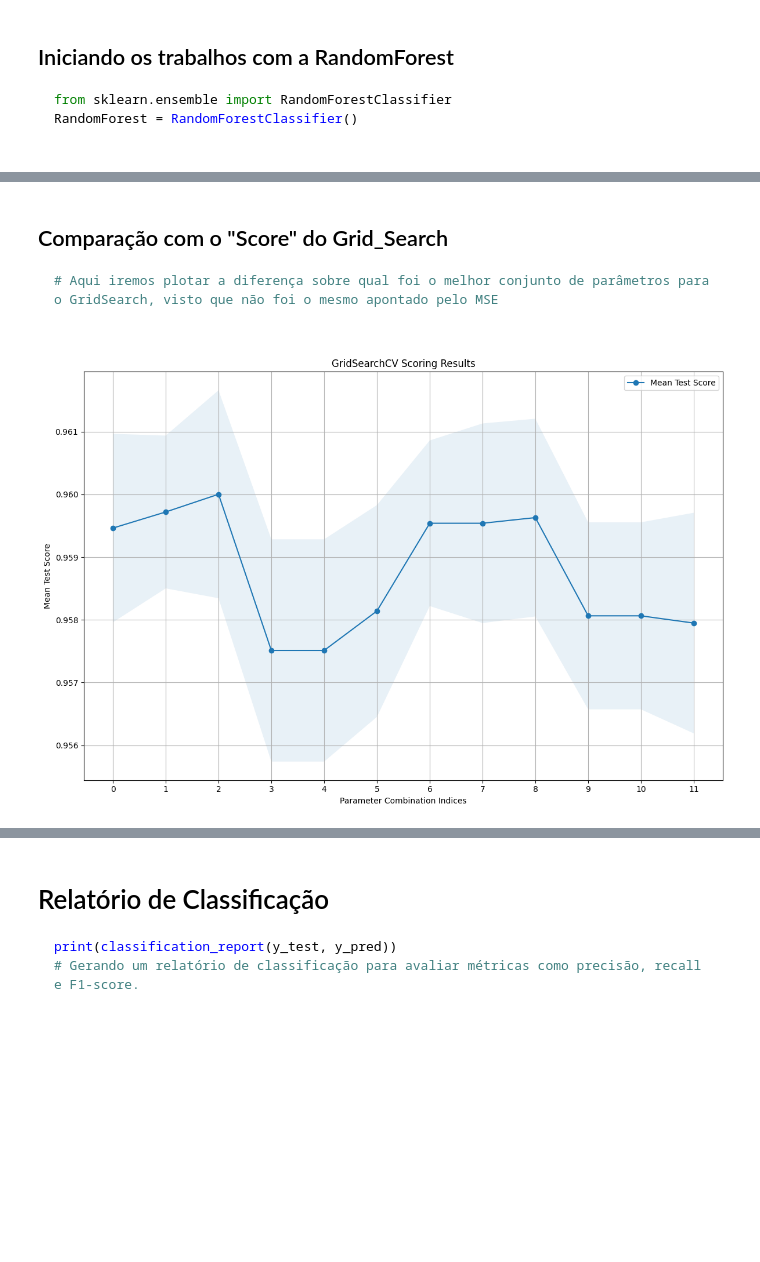
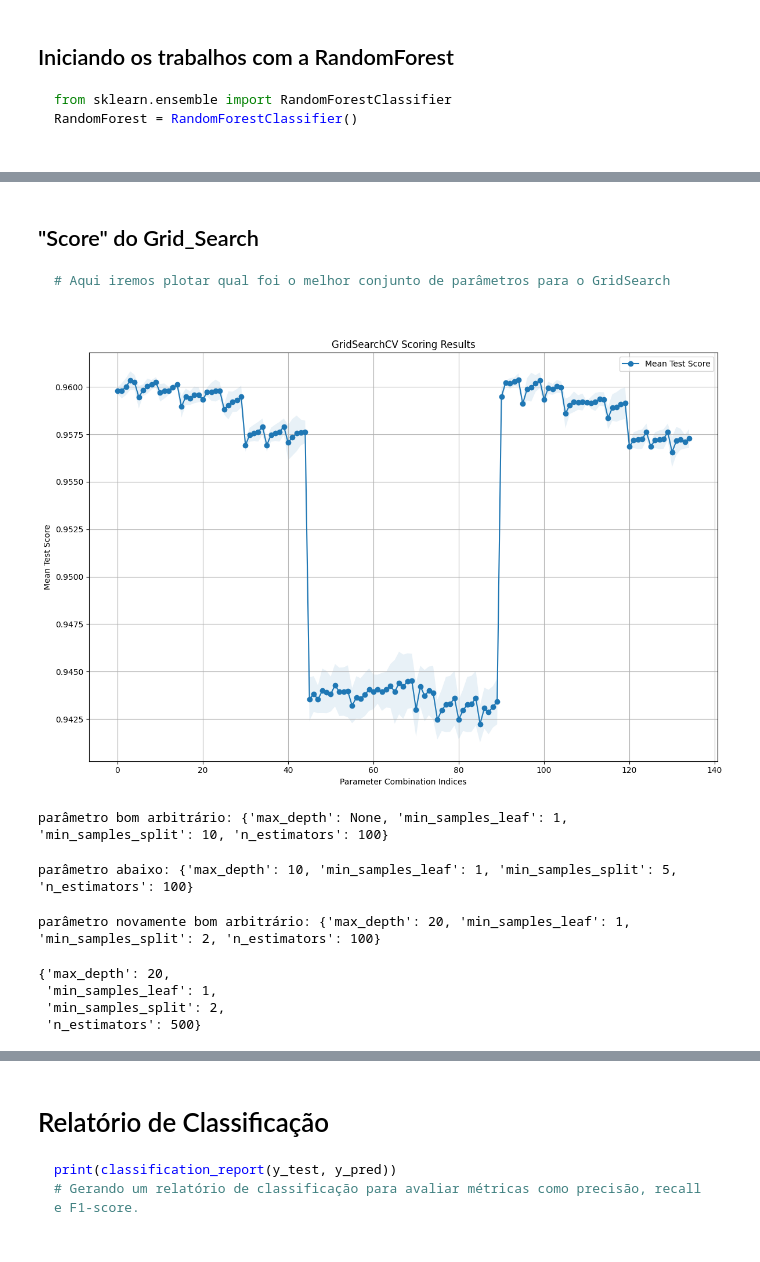
Before and after one commit to FrederickAlmeida/Airline-Passenger-Satisfaction, a Jupyter notebook: random_forest.ipynb, the cells around one changed output, grey strips where cells are left out. Cells and saved outputs as stored; diff of their text form; code cells hidden in the pictures; blank space fills up the shorter version.

````diff
--- a/random_forest.ipynb
+++ b/random_forest.ipynb
@@ -99,13 +99,17 @@ RandomForest = RandomForestClassifier()
 # %%
 from sklearn.model_selection import GridSearchCV
 
+# Expanded hyperparameter grid
 param_grid = {
-    'n_estimators': [50],
-    'max_depth': [None, 30],
+    'n_estimators': list(range(100, 600, 100)),
+    'max_depth': [None, 10, 20],
     'min_samples_split': [2, 5, 10],
-    'min_samples_leaf': [1, 4]
+    'min_samples_leaf': [1, 2, 4],
 }
 
-grid_search = GridSearchCV(estimator=RandomForestClassifier(random_state=42), param_grid=param_grid, cv=5, n_jobs=1, verbose=2)
+grid_search = GridSearchCV(estimator=RandomForestClassifier(random_state=42),
+                           param_grid=param_grid,
+                           cv=3, n_jobs=-1, verbose=2)
+
 grid_search.fit(X_train, y_train)
 # %% [output]
@@ -187,33 +123,51 @@ for i in range(len(mse_scores)):
 # %% [markdown]
-## Comparação com o "Score" do Grid_Search
+## "Score" do Grid_Search
 
 ```python
-# Aqui iremos plotar a diferença sobre qual foi o melhor conjunto de parâmetros para o GridSearch, visto que não foi o mesmo apontado pelo MSE
+# Aqui iremos plotar qual foi o melhor conjunto de parâmetros para o GridSearch
 # %%
 import matplotlib.pyplot as plt
 import numpy as np
 
 # Extract mean test scores
 mean_test_scores = grid_search.cv_results_['mean_test_score']
 
 # Optional: Extract standard deviation of test scores
 std_test_scores = grid_search.cv_results_['std_test_score']
 
 # Generate indices for each parameter combination
 indices = np.arange(len(grid_search.cv_results_['params']))
 
 # Plotting
 plt.figure(figsize=(12, 8))
 plt.plot(indices, mean_test_scores, marker='o', label='Mean Test Score')
 plt.fill_between(indices, mean_test_scores - std_test_scores, mean_test_scores + std_test_scores, alpha=0.1)
 
-plt.xticks(indices)  # Set x-ticks to indices
 plt.xlabel('Parameter Combination Indices')
 plt.ylabel('Mean Test Score')
 plt.title('GridSearchCV Scoring Results')
 plt.legend()
 plt.grid(True)
 plt.tight_layout()  # Adjust layout to make room for x-axis labels
 plt.show()
 # %% [output]
-[figure, old version]
+[figure, new version]
+# %%
+print(f"parâmetro bom arbitrário: {grid_search.cv_results_['params'][10]}")
+# %% [output]
+parâmetro bom arbitrário: {'max_depth': None, 'min_samples_leaf': 1, 'min_samples_split': 10, 'n_estimators': 100}
+# %%
+print(f"parâmetro abaixo: {grid_search.cv_results_['params'][50]}")
+# %% [output]
+parâmetro abaixo: {'max_depth': 10, 'min_samples_leaf': 1, 'min_samples_split': 5, 'n_estimators': 100}
+# %%
+print(f"parâmetro novamente bom arbitrário: {grid_search.cv_results_['params'][90]}")
+# %% [output]
+parâmetro novamente bom arbitrário: {'max_depth': 20, 'min_samples_leaf': 1, 'min_samples_split': 2, 'n_estimators': 100}
+# %%
+grid_search.best_params_
+# %% [output]
+{'max_depth': 20,
+ 'min_samples_leaf': 1,
+ 'min_samples_split': 2,
+ 'n_estimators': 500}
````
Also changed, not shown: parts of 8 cells of this notebook, 1 other file.
